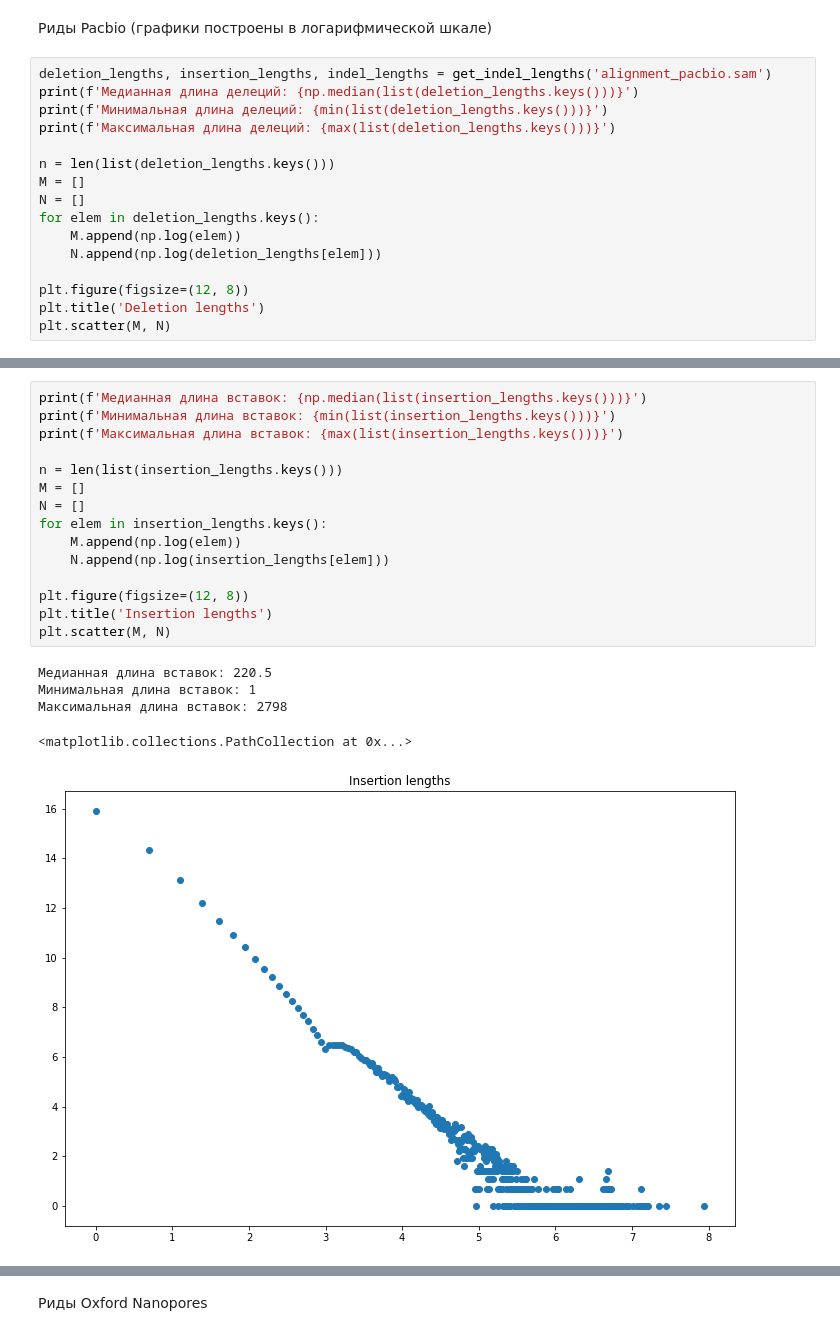
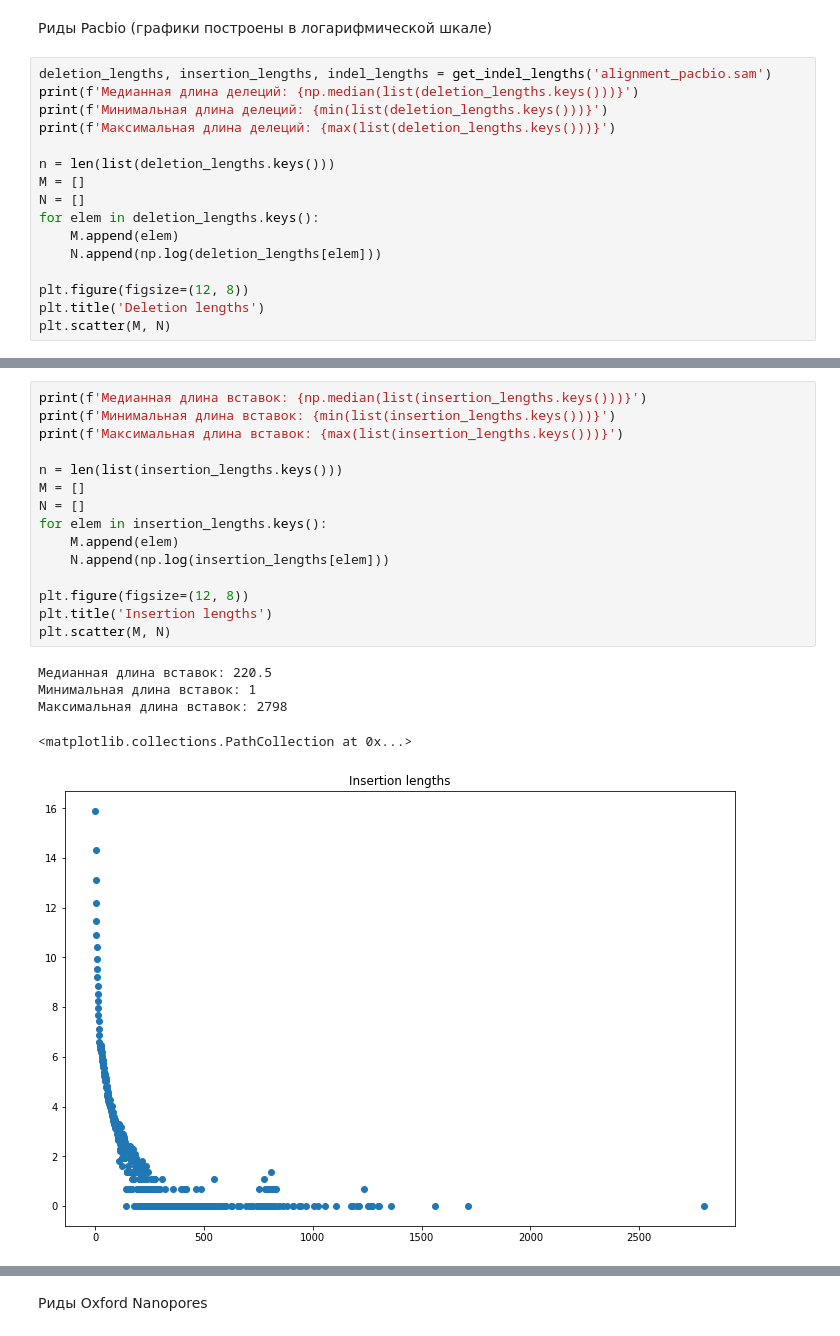
Before and after one commit to omashkova/NGS_bioinf, a Jupyter notebook: Mashkova_HW#3.ipynb, the cells around one changed output, grey strips where cells are left out. Cells and saved outputs as stored; diff of their text form.

```diff
--- a/Mashkova_HW#3.ipynb
+++ b/Mashkova_HW#3.ipynb
@@ -421,7 +505,7 @@ n = len(list(deletion_lengths.keys()))
 M = []
 N = []
 for elem in deletion_lengths.keys():
-    M.append(np.log(elem))
+    M.append(elem)
     N.append(np.log(deletion_lengths[elem]))
 
 plt.figure(figsize=(12, 8))
@@ -436,24 +520,24 @@ plt.scatter(M, N)
 # %%
 print(f'Медианная длина вставок: {np.median(list(insertion_lengths.keys()))}')
 print(f'Минимальная длина вставок: {min(list(insertion_lengths.keys()))}')
 print(f'Максимальная длина вставок: {max(list(insertion_lengths.keys()))}')
 
 n = len(list(insertion_lengths.keys()))
 M = []
 N = []
 for elem in insertion_lengths.keys():
-    M.append(np.log(elem))
+    M.append(elem)
     N.append(np.log(insertion_lengths[elem]))
 
 plt.figure(figsize=(12, 8))
 plt.title('Insertion lengths')
 plt.scatter(M, N)
 # %% [output]
 Медианная длина вставок: 220.5
 Минимальная длина вставок: 1
 Максимальная длина вставок: 2798
 <matplotlib.collections.PathCollection at 0x...>
-[figure, old version]
+[figure, new version]
 # %%
 print(f'Медианная длина инделов: {np.median(list(indel_lengths.keys()))}')
 print(f'Минимальная длина инделов: {min(list(indel_lengths.keys()))}')
```
Also changed, not shown: parts of 20 cells of this notebook.
